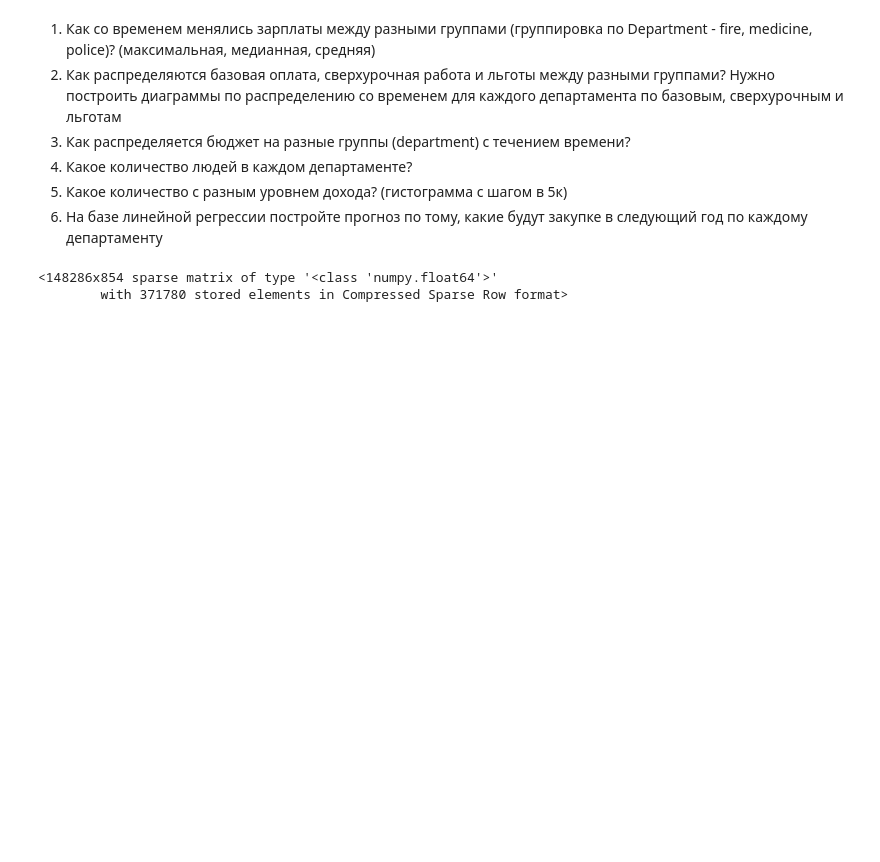
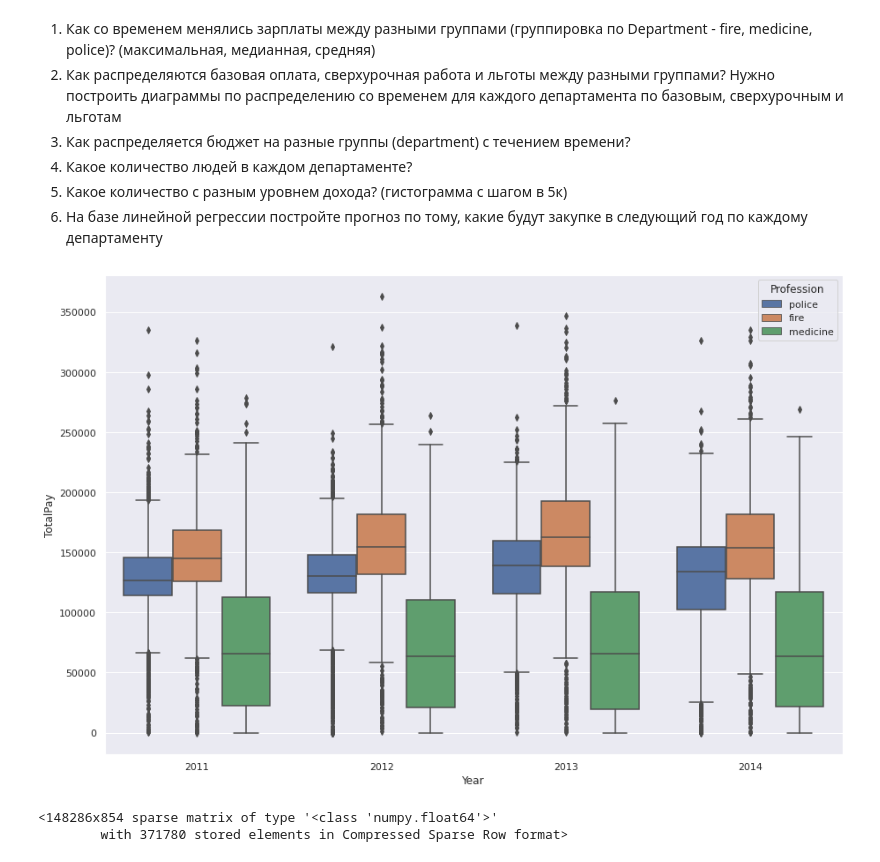
Before and after one commit to savitskaya-om/python, a Jupyter notebook: project/PROJECT.ipynb, the cells around one changed output. Cells and saved outputs as stored; diff of their text form; code cells hidden in the pictures; blank space fills up the shorter version.

```diff
--- a/project/PROJECT.ipynb
+++ b/project/PROJECT.ipynb
@@ -791,6 +804,14 @@ plt.show()
 4.	Какое количество людей в каждом департаменте?
 5.	Какое количество с разным уровнем дохода? (гистограмма с шагом в 5к)
 6.	На базе линейной регрессии постройте прогноз по тому, какие будут закупке в следующий год по каждому департаменту
+# %%
+sal_slice = sal.loc[sal.Profession.isin(['fire', 'police', 'medicine'])]
+# %%
+sns.set(rc={'figure.figsize':(15,10)})
+sns.boxplot(data=sal_slice, x="Year", y="TotalPay",  hue = "Profession")
+plt.show()
+# %% [output]
+[figure, added]
 # %%
 text_transformer = TfidfVectorizer()
 # %%
```
Also changed, not shown: parts of 5 cells of this notebook.
